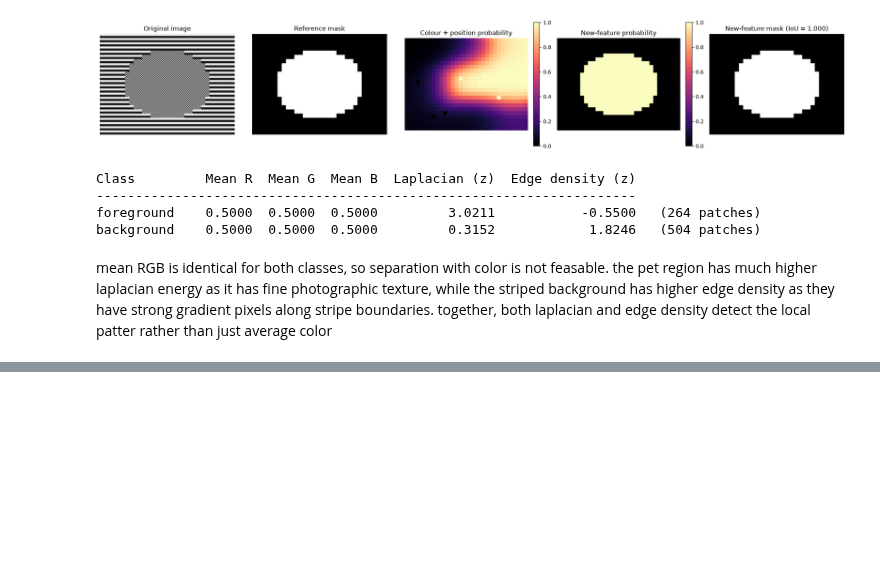
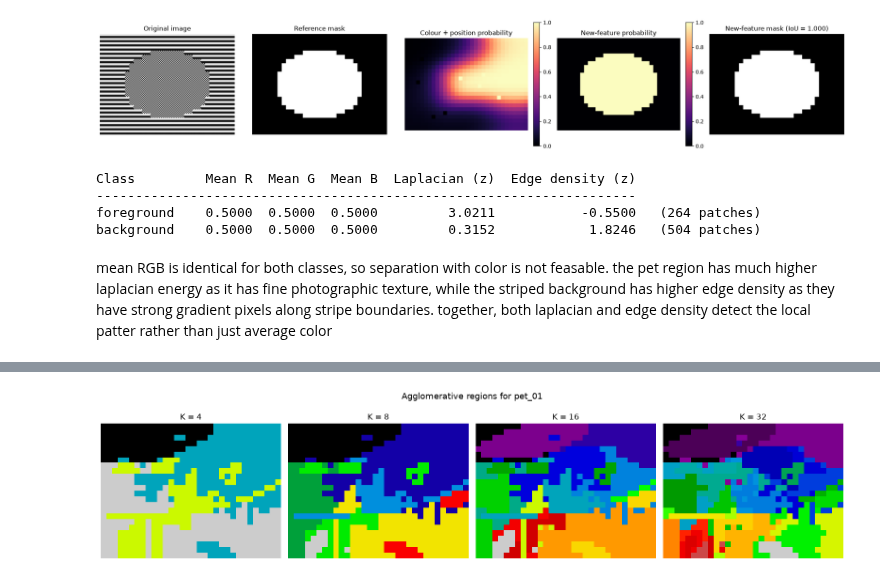
Before and after one commit to suryamanoj4/SMAI-A4, a Jupyter notebook: clustering.ipynb, the cells around one changed output, grey strips where cells are left out. Drawn from its saved outputs; the diff is of its cells as text; code cells hidden in the pictures; blank space fills up the shorter version.

Commit message:
complete agglomerative clustering and DBSCAN sections

```diff
--- a/clustering.ipynb
+++ b/clustering.ipynb
@@ -550,0 +720,22 @@ mean RGB is identical for both classes, so separation with color is not feasable
+# %%
+GROUP_DEFS = [
+    ("development pets", PET_DEV),
+    ("test pets", PET_TEST),
+    ("development camouflage", CAM_DEV),
+    ("test camouflage", CAM_TEST),
+]
+print(f"{'Group':<26}{'K':>4}{'Mean IoU':>10}{'Mean components':>17}")
+print("-" * 57)
+for group_name, image_ids in GROUP_DEFS:
+    for K in K_VALUES:
+        mean_iou = np.mean([agg_results[i][K]["iou"] for i in image_ids])
+        mean_components = np.mean([agg_results[i][K]["components"] for i in image_ids])
+        print(f"{group_name:<26}{K:>4}{mean_iou:>10.4f}{mean_components:>17.3f}")
+dev_mean_iou = {
+    K: np.mean([agg_results[i][K]["iou"] for i in DEV])
+    for K in K_VALUES
+}
+
+SELECTED_K = min(K_VALUES, key=lambda K: (-dev_mean_iou[K], K))
+print("\ndevelopment mean IoU:", {K: round(v, 4) for K, v in dev_mean_iou.items()})
+print("selected K:", SELECTED_K)
@@ -550,0 +760,19 @@ mean RGB is identical for both classes, so separation with color is not feasable
+# %%
+fig, axes = plt.subplots(1, 4, figsize=(16, 4))
+for ax, K in zip(axes, K_VALUES):
+    labels = agg_results["pet_01"][K]["labels"]
+    colour_map = plt.get_cmap("nipy_spectral", K)
+    ax.imshow(
+        expand_patch_mask(labels),
+        cmap=colour_map,
+        vmin=-0.5,
+        vmax=K - 0.5,
+        interpolation="nearest",
+    )
+    ax.set_title(f"K = {K}")
+    ax.axis("off")
+fig.suptitle("Agglomerative regions for pet_01", fontsize=13)
+fig.tight_layout()
+plt.show()
+# %% [output]
+[figure, added]
```
Also changed, not shown: parts of 12 cells of this notebook.
